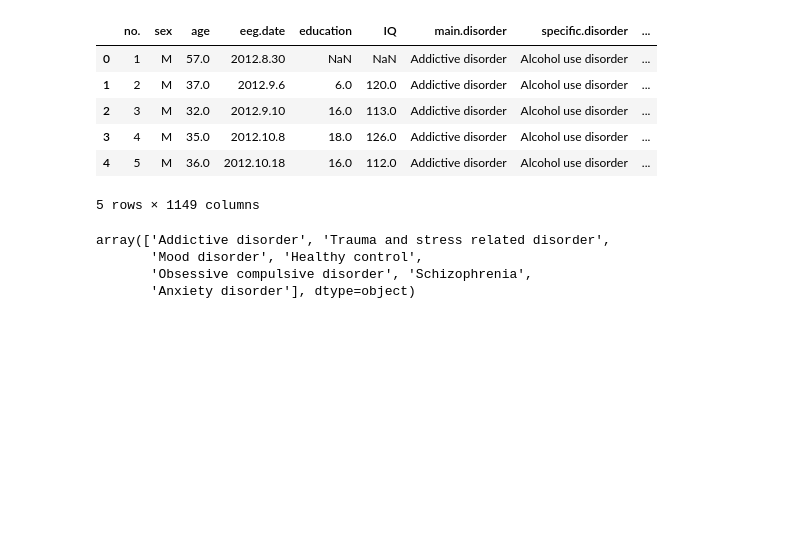
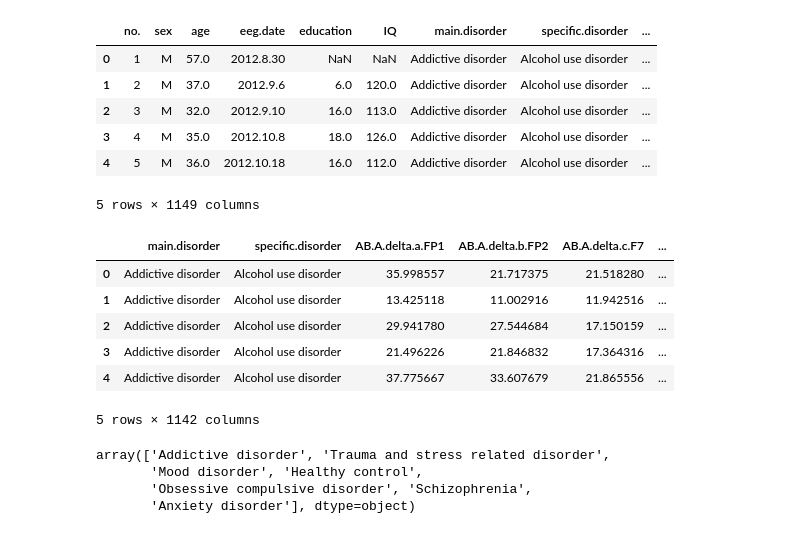
Before and after one commit to ashikHstu/depression-Detection-from-EEG-data-using-ML, a Jupyter notebook: Plotting-and-analysis.ipynb, the cells around one changed output. Cells and saved outputs as stored; diff of their text form; code cells hidden in the pictures; blank space fills up the shorter version.

```diff
--- a/Plotting-and-analysis.ipynb
+++ b/Plotting-and-analysis.ipynb
@@ -15,6 +15,17 @@ data.head()
 | 3 | 4 | M | 35.0 | 2012.10.8 | 18.0 | 126.0 | Addictive disorder | Alcohol use disorder | ... |
 | 4 | 5 | M | 36.0 | 2012.10.18 | 16.0 | 112.0 | Addictive disorder | Alcohol use disorder | ... |
 5 rows × 1149 columns
+# %%
+data.drop(["no.","sex", "age", "eeg.date","education", "IQ", "Unnamed: 122"], axis=1, inplace =True)
+data.head()
+# %% [output]
+|  | main.disorder | specific.disorder | AB.A.delta.a.FP1 | AB.A.delta.b.FP2 | AB.A.delta.c.F7 | ... |
+| 0 | Addictive disorder | Alcohol use disorder | 35.998557 | 21.717375 | 21.518280 | ... |
+| 1 | Addictive disorder | Alcohol use disorder | 13.425118 | 11.002916 | 11.942516 | ... |
+| 2 | Addictive disorder | Alcohol use disorder | 29.941780 | 27.544684 | 17.150159 | ... |
+| 3 | Addictive disorder | Alcohol use disorder | 21.496226 | 21.846832 | 17.364316 | ... |
+| 4 | Addictive disorder | Alcohol use disorder | 37.775667 | 33.607679 | 21.865556 | ... |
+5 rows × 1142 columns
 # %%
 data['main.disorder'].unique()
 # %% [output]
```
Also changed, not shown: parts of 2 cells of this notebook, 1 other file.
